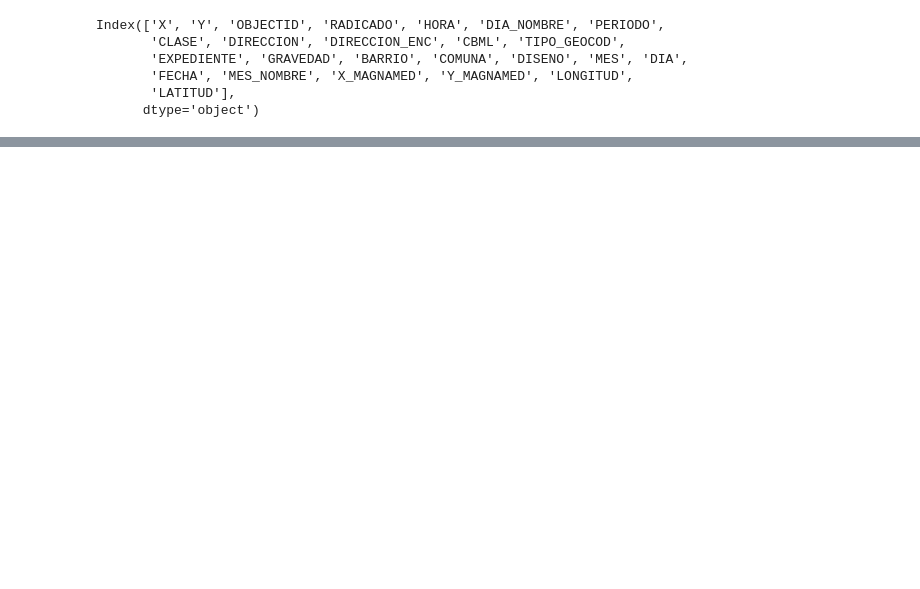
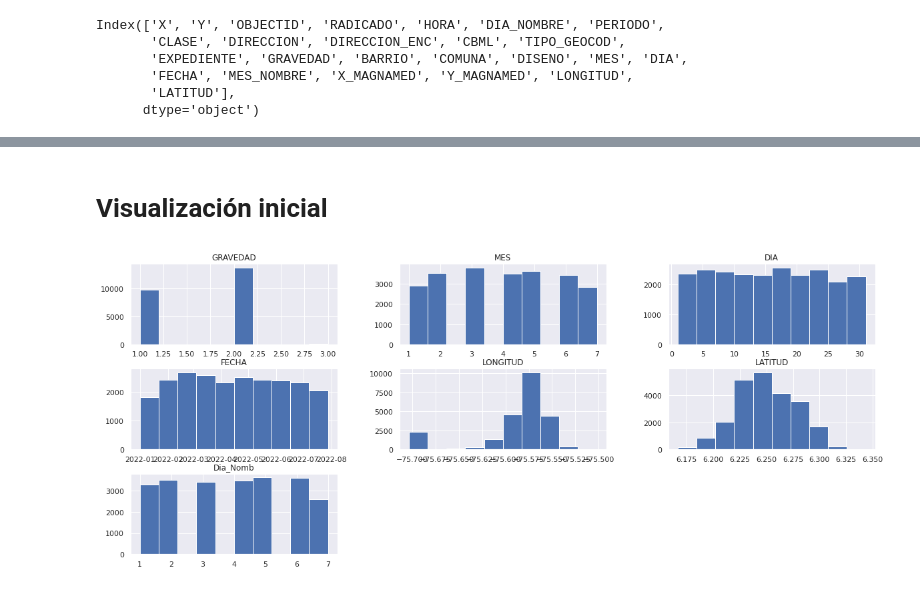
Before and after one commit to Mileej/Proyecto_individual, a Jupyter notebook: Proyecto2_MovilidadMedellín.ipynb, the cells around one changed output, grey strips where cells are left out. Cells and saved outputs as stored; diff of their text form; code cells hidden in the pictures; blank space fills up the shorter version.

```diff
--- a/Proyecto2_MovilidadMedellín.ipynb
+++ b/Proyecto2_MovilidadMedellín.ipynb
@@ -189,2 +292,4 @@ SOLO DAÑOS     9777
 MUERTO          129
 Name: GRAVEDAD, dtype: int64
+# %% [markdown]
+# Visualización inicial
@@ -190,0 +300,5 @@ Name: GRAVEDAD, dtype: int64
+# %%
+df.hist()
+plt.show()
+# %% [output]
+[figure, added]
```
Also changed, not shown: parts of 92 cells of this notebook.
